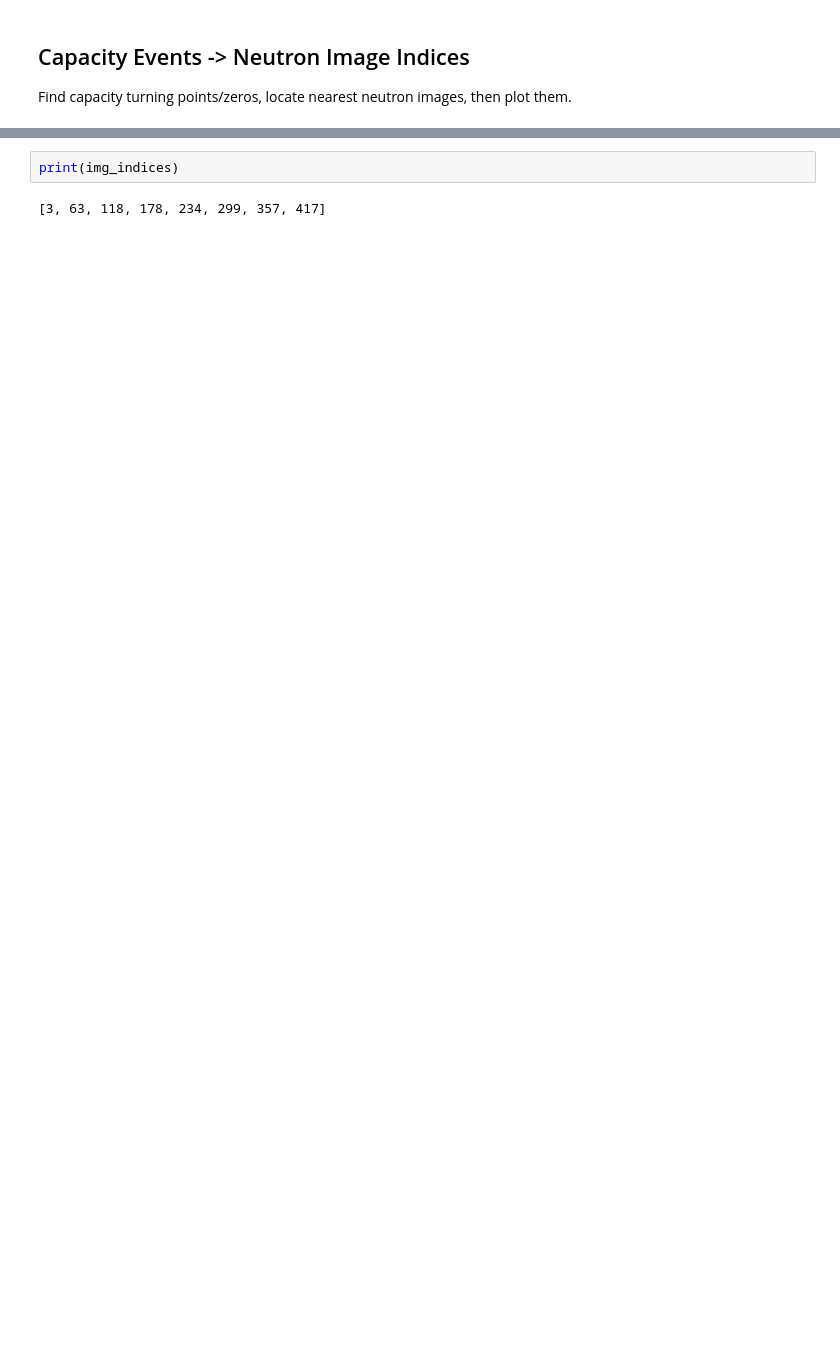
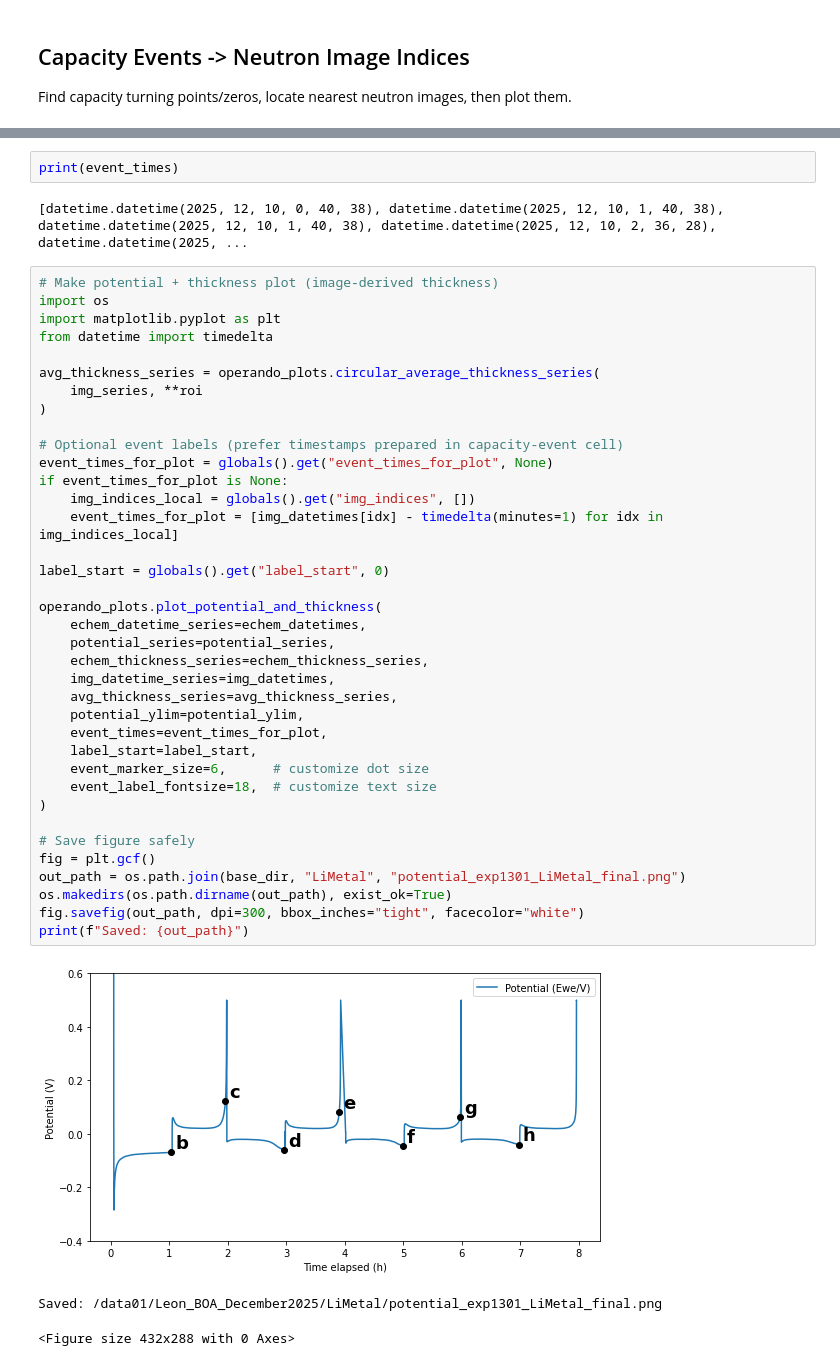
Before and after one commit to xzhang420/toolbox, a Jupyter notebook: operando/operando_pipeline.ipynb, the cells around one changed output, grey strips where cells are left out. Saved outputs shown, nothing was run; the diff lists cells and outputs as text; blank space fills up the shorter version.

```diff
--- a/operando/operando_pipeline.ipynb
+++ b/operando/operando_pipeline.ipynb
@@ -378,5 +402,46 @@ else:
 [figure]
-# %%
-print(img_indices)
-# %% [output]
-[3, 63, 118, 178, 234, 299, 357, 417]
+# %%
+print(event_times)
+# %% [output]
+[datetime.datetime(2025, 12, 10, 0, 40, 38), datetime.datetime(2025, 12, 10, 1, 40, 38), datetime.datetime(2025, 12, 10, 1, 40, 38), datetime.datetime(2025, 12, 10, 2, 36, 28), datetime.datetime(2025, ...
+# %%
+# Make potential + thickness plot (image-derived thickness)
+import os
+import matplotlib.pyplot as plt
+from datetime import timedelta
+
+avg_thickness_series = operando_plots.circular_average_thickness_series(
+    img_series, **roi
+)
+
+# Optional event labels (prefer timestamps prepared in capacity-event cell)
+event_times_for_plot = globals().get("event_times_for_plot", None)
+if event_times_for_plot is None:
+    img_indices_local = globals().get("img_indices", [])
+    event_times_for_plot = [img_datetimes[idx] - timedelta(minutes=1) for idx in img_indices_local]
+
+label_start = globals().get("label_start", 0)
+
+operando_plots.plot_potential_and_thickness(
+    echem_datetime_series=echem_datetimes,
+    potential_series=potential_series,
+    echem_thickness_series=echem_thickness_series,
+    img_datetime_series=img_datetimes,
+    avg_thickness_series=avg_thickness_series,
+    potential_ylim=potential_ylim,
+    event_times=event_times_for_plot,
+    label_start=label_start,
+    event_marker_size=6,      # customize dot size
+    event_label_fontsize=18,  # customize text size
+)
+
+# Save figure safely
+fig = plt.gcf()
+out_path = os.path.join(base_dir, "LiMetal", "potential_exp1301_LiMetal_final.png")
+os.makedirs(os.path.dirname(out_path), exist_ok=True)
+fig.savefig(out_path, dpi=300, bbox_inches="tight", facecolor="white")
+print(f"Saved: {out_path}")
+# %% [output]
+[figure, new version]
+Saved: /data01/Leon_BOA_December2025/LiMetal/potential_exp1301_LiMetal_final.png
+<Figure size 432x288 with 0 Axes>
```
Also changed, not shown: parts of 2 cells of this notebook, 2 other files.
